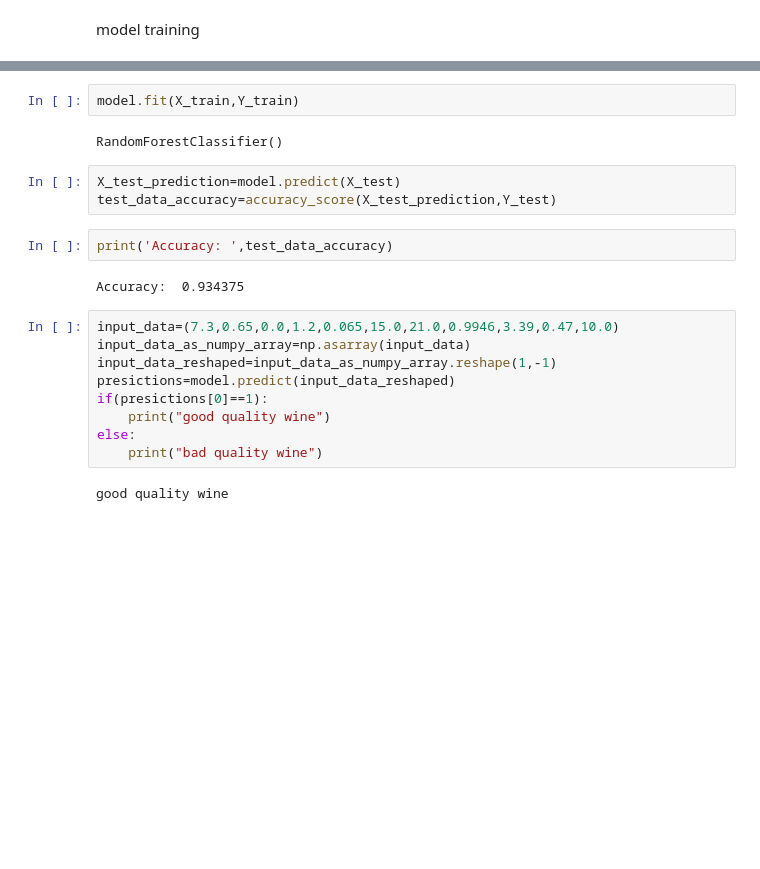
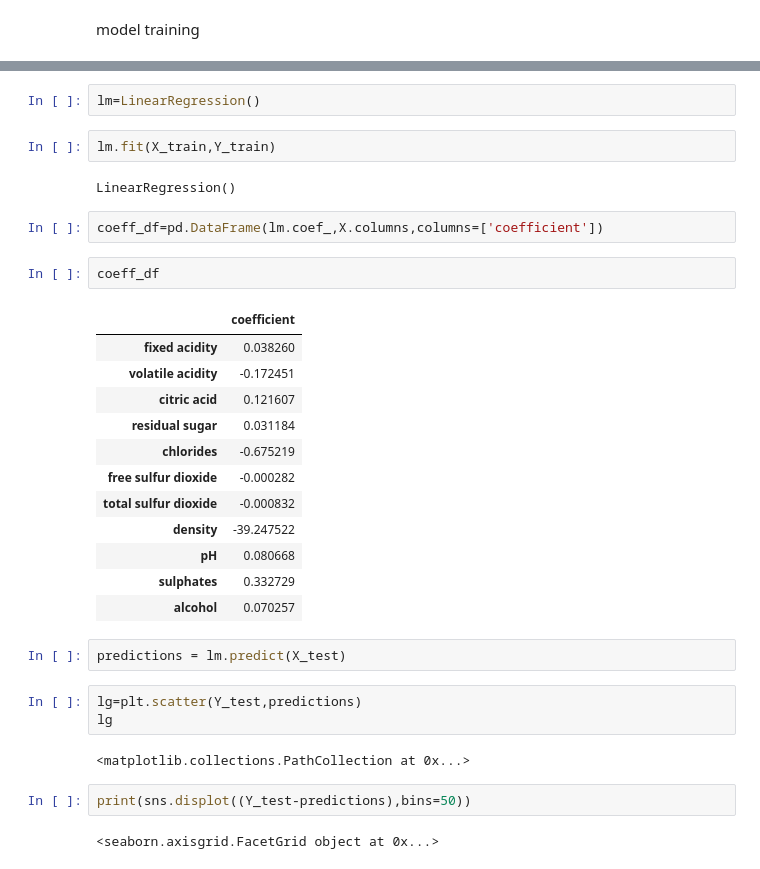
Before and after one commit to theycallme-witty/ML, a Jupyter notebook: wine prediction/wine.ipynb, the cells around one changed output, grey strips where cells are left out. Cells and saved outputs as stored; diff of their text form; blank space fills up the shorter version.

```diff
--- a/wine prediction/wine.ipynb
+++ b/wine prediction/wine.ipynb
@@ -139,22 +137,34 @@ model=RandomForestClassifier()
+# %%
+lm=LinearRegression()
 # %%
-model.fit(X_train,Y_train)
+lm.fit(X_train,Y_train)
 # %% [output]
-RandomForestClassifier()
+LinearRegression()
-# %%
-X_test_prediction=model.predict(X_test)
-test_data_accuracy=accuracy_score(X_test_prediction,Y_test)
-# %%
-print('Accuracy: ',test_data_accuracy)
-# %% [output]
-Accuracy:  0.934375
-# %%
-input_data=(7.3,0.65,0.0,1.2,0.065,15.0,21.0,0.9946,3.39,0.47,10.0)
-input_data_as_numpy_array=np.asarray(input_data)
-input_data_reshaped=input_data_as_numpy_array.reshape(1,-1)
-presictions=model.predict(input_data_reshaped)
-if(presictions[0]==1):
-    print("good quality wine")
-else:
-    print("bad quality wine")
-# %% [output]
-good quality wine
+# %%
+coeff_df=pd.DataFrame(lm.coef_,X.columns,columns=['coefficient'])
+# %%
+coeff_df
+# %% [output]
+|  | coefficient |
+| fixed acidity | 0.038260 |
+| volatile acidity | -0.172451 |
+| citric acid | 0.121607 |
+| residual sugar | 0.031184 |
+| chlorides | -0.675219 |
+| free sulfur dioxide | -0.000282 |
+| total sulfur dioxide | -0.000832 |
+| density | -39.247522 |
+| pH | 0.080668 |
+| sulphates | 0.332729 |
+| alcohol | 0.070257 |
+# %%
+predictions = lm.predict(X_test)
+# %%
+lg=plt.scatter(Y_test,predictions)
+lg
+# %% [output]
+<matplotlib.collections.PathCollection at 0x...>
+# %%
+print(sns.displot((Y_test-predictions),bins=50))
+# %% [output]
+<seaborn.axisgrid.FacetGrid object at 0x...>
```
Also changed, not shown: parts of 2 cells of this notebook, 1 other file.
